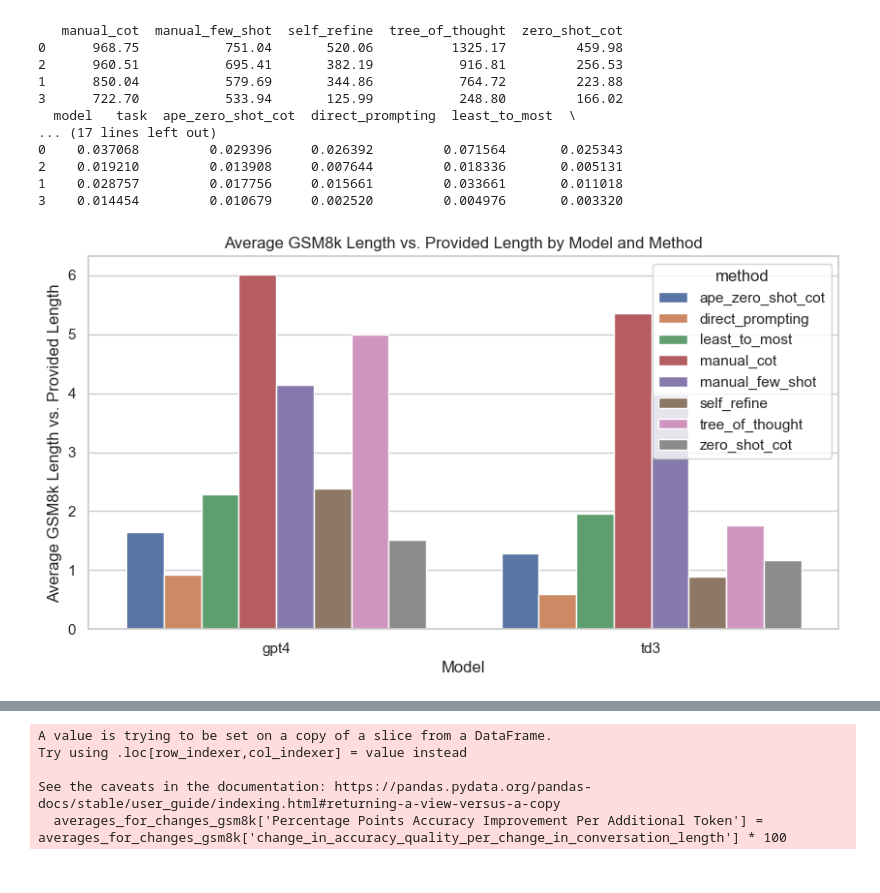
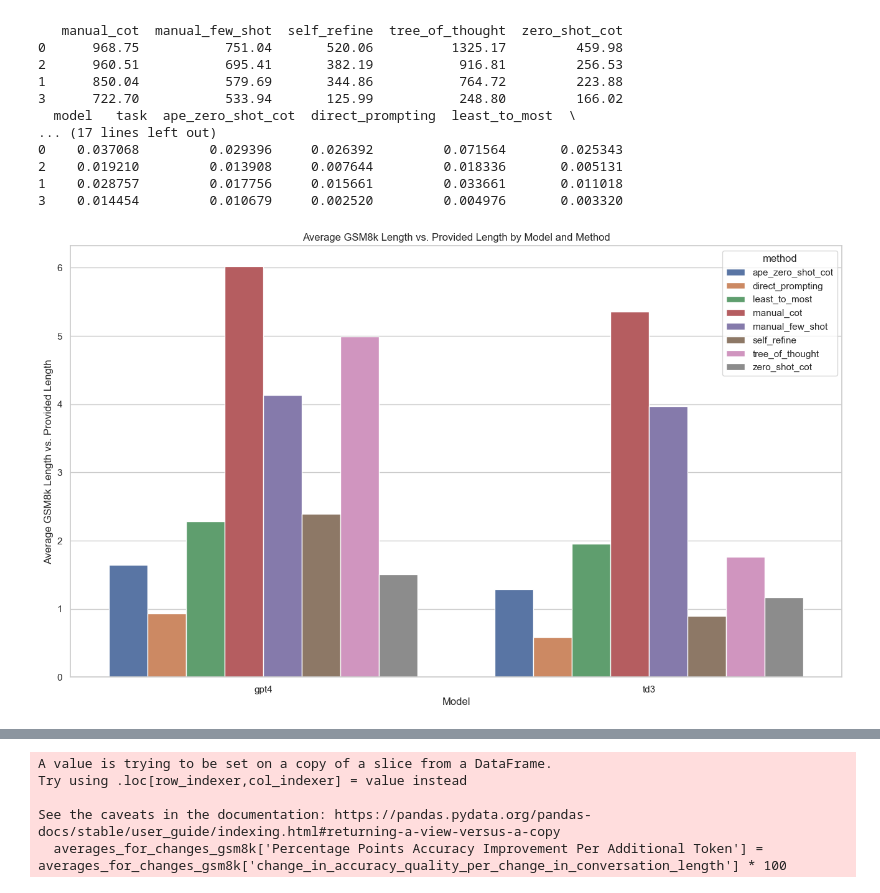
Before and after one commit to ijyliu/anlp23-project, a Jupyter notebook: Data/06 - Analyze Metrics and Conduct Inference.ipynb, the cells around one changed output, grey strips where cells are left out. Saved outputs shown, nothing was run; the diff lists cells and outputs as text; code cells hidden in the pictures.

```diff
--- a/Data/06 - Analyze Metrics and Conduct Inference.ipynb
+++ b/Data/06 - Analyze Metrics and Conduct Inference.ipynb
@@ -533,20 +533,20 @@ means_table('conversation_cost')
 # %%
 # Plot gsm8k_length_vs_provided in a bar chart
 # Limit to gsm8k data
 # Get means by model, method
 gsm8k_length_vs_provided_means = gsm8k_data[['model', 'method', 'gsm8k_length_vs_provided']].groupby(['model', 'method']).agg(['mean'])['gsm8k_length_vs_provided'].reset_index()
 
 # Bar chart by model, method
 sns.set_theme(style="whitegrid")
-plt.figure(figsize=(10, 5))
+plt.figure(figsize=(16, 9))
 sns.barplot(x='model', y='mean', hue='method', data=gsm8k_length_vs_provided_means)
 plt.xlabel('Model')
 plt.ylabel('Average GSM8k Length vs. Provided Length')
 plt.title('Average GSM8k Length vs. Provided Length by Model and Method')
 plt.savefig('../Output/gsm8k_length_vs_provided_means.png')
 plt.show()
 # %% [output]
-[figure, old version]
+[figure, new version]
 # %%
 # Plot length_vs_direct_prompting in a bar chart
 # Get means by model, method, task
```
Also changed, not shown: parts of 3 cells of this notebook, 25 other files.
